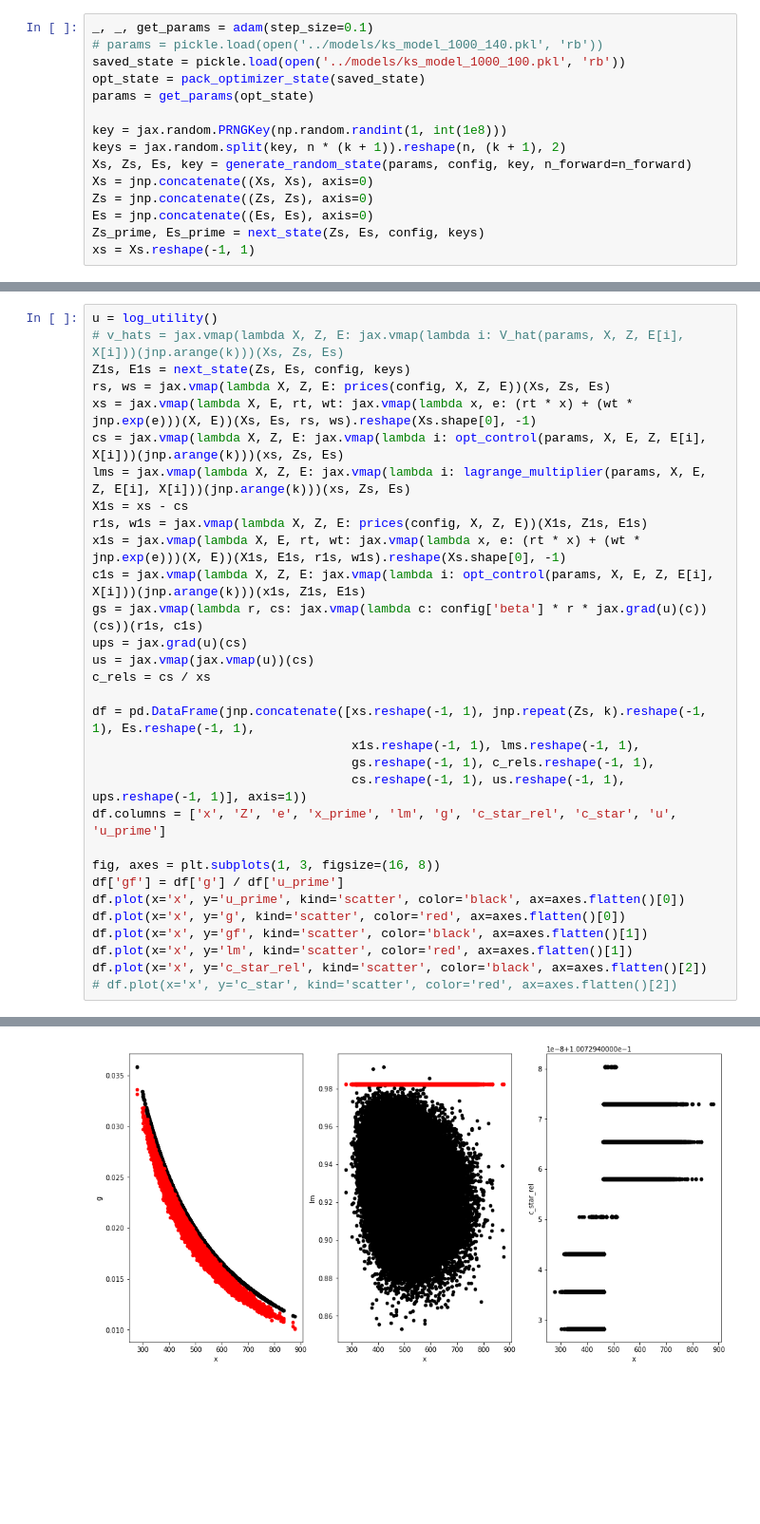
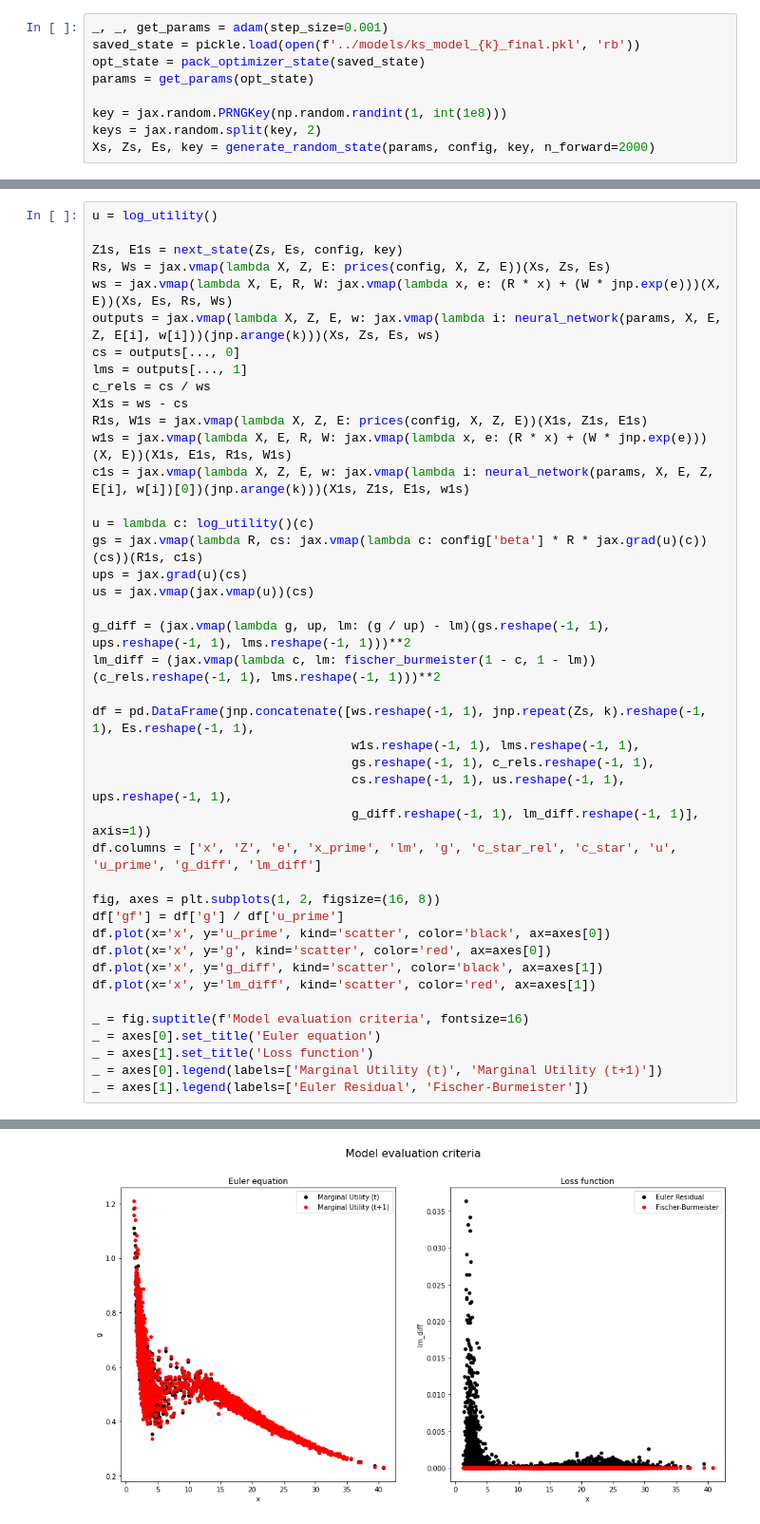
Before and after one commit to e-hall-hoffarth/hetero_simulation, a Jupyter notebook: share/notebooks/krusell_smith.ipynb, the cells around one changed output, grey strips where cells are left out. Shown at 95% size. Drawn from its saved outputs; the diff is of its cells as text; blank space fills up the shorter version.

```diff
--- a/share/notebooks/krusell_smith.ipynb
+++ b/share/notebooks/krusell_smith.ipynb
@@ -17,15 +18,9 @@ from hetero_simulation.econ_models.krusell_smith import params0, config, n, mb,
 # %%
-_, _, get_params = adam(step_size=0.1)
-# params = pickle.load(open('../models/ks_model_1000_140.pkl', 'rb'))
-saved_state = pickle.load(open('../models/ks_model_1000_100.pkl', 'rb'))
+_, _, get_params = adam(step_size=0.001)
+saved_state = pickle.load(open(f'../models/ks_model_{k}_final.pkl', 'rb'))
 opt_state = pack_optimizer_state(saved_state)
 params = get_params(opt_state)
 
 key = jax.random.PRNGKey(np.random.randint(1, int(1e8)))
-keys = jax.random.split(key, n * (k + 1)).reshape(n, (k + 1), 2)
-Xs, Zs, Es, key = generate_random_state(params, config, key, n_forward=n_forward)
-Xs = jnp.concatenate((Xs, Xs), axis=0)
-Zs = jnp.concatenate((Zs, Zs), axis=0)
-Es = jnp.concatenate((Es, Es), axis=0)
-Zs_prime, Es_prime = next_state(Zs, Es, config, keys)
-xs = Xs.reshape(-1, 1)
+keys = jax.random.split(key, 2)
+Xs, Zs, Es, key = generate_random_state(params, config, key, n_forward=2000)
@@ -32,32 +41,43 @@ xs = Xs.reshape(-1, 1)
 # %%
 u = log_utility()
-# v_hats = jax.vmap(lambda X, Z, E: jax.vmap(lambda i: V_hat(params, X, Z, E[i], X[i]))(jnp.arange(k)))(Xs, Zs, Es)
-Z1s, E1s = next_state(Zs, Es, config, keys)
-rs, ws = jax.vmap(lambda X, Z, E: prices(config, X, Z, E))(Xs, Zs, Es)
-xs = jax.vmap(lambda X, E, rt, wt: jax.vmap(lambda x, e: (rt * x) + (wt * jnp.exp(e)))(X, E))(Xs, Es, rs, ws).reshape(Xs.shape[0], -1)
-cs = jax.vmap(lambda X, Z, E: jax.vmap(lambda i: opt_control(params, X, E, Z, E[i], X[i]))(jnp.arange(k)))(xs, Zs, Es)
-lms = jax.vmap(lambda X, Z, E: jax.vmap(lambda i: lagrange_multiplier(params, X, E, Z, E[i], X[i]))(jnp.arange(k)))(xs, Zs, Es)
-X1s = xs - cs
-r1s, w1s = jax.vmap(lambda X, Z, E: prices(config, X, Z, E))(X1s, Z1s, E1s)
-x1s = jax.vmap(lambda X, E, rt, wt: jax.vmap(lambda x, e: (rt * x) + (wt * jnp.exp(e)))(X, E))(X1s, E1s, r1s, w1s).reshape(Xs.shape[0], -1)
-c1s = jax.vmap(lambda X, Z, E: jax.vmap(lambda i: opt_control(params, X, E, Z, E[i], X[i]))(jnp.arange(k)))(x1s, Z1s, E1s)
-gs = jax.vmap(lambda r, cs: jax.vmap(lambda c: config['beta'] * r * jax.grad(u)(c))(cs))(r1s, c1s)
+
+Z1s, E1s = next_state(Zs, Es, config, key)
+Rs, Ws = jax.vmap(lambda X, Z, E: prices(config, X, Z, E))(Xs, Zs, Es)
+ws = jax.vmap(lambda X, E, R, W: jax.vmap(lambda x, e: (R * x) + (W * jnp.exp(e)))(X, E))(Xs, Es, Rs, Ws)
+outputs = jax.vmap(lambda X, Z, E, w: jax.vmap(lambda i: neural_network(params, X, E, Z, E[i], w[i]))(jnp.arange(k)))(Xs, Zs, Es, ws)
+cs = outputs[..., 0]
+lms = outputs[..., 1]
+c_rels = cs / ws
+X1s = ws - cs
+R1s, W1s = jax.vmap(lambda X, Z, E: prices(config, X, Z, E))(X1s, Z1s, E1s)
+w1s = jax.vmap(lambda X, E, R, W: jax.vmap(lambda x, e: (R * x) + (W * jnp.exp(e)))(X, E))(X1s, E1s, R1s, W1s)
+c1s = jax.vmap(lambda X, Z, E, w: jax.vmap(lambda i: neural_network(params, X, E, Z, E[i], w[i])[0])(jnp.arange(k)))(X1s, Z1s, E1s, w1s)
+
+u = lambda c: log_utility()(c)
+gs = jax.vmap(lambda R, cs: jax.vmap(lambda c: config['beta'] * R * jax.grad(u)(c))(cs))(R1s, c1s)
 ups = jax.grad(u)(cs)
 us = jax.vmap(jax.vmap(u))(cs)
-c_rels = cs / xs
 
-df = pd.DataFrame(jnp.concatenate([xs.reshape(-1, 1), jnp.repeat(Zs, k).reshape(-1, 1), Es.reshape(-1, 1),
-                                   x1s.reshape(-1, 1), lms.reshape(-1, 1),
+g_diff = (jax.vmap(lambda g, up, lm: (g / up) - lm)(gs.reshape(-1, 1), ups.reshape(-1, 1), lms.reshape(-1, 1)))**2
+lm_diff = (jax.vmap(lambda c, lm: fischer_burmeister(1 - c, 1 - lm))(c_rels.reshape(-1, 1), lms.reshape(-1, 1)))**2
+
+df = pd.DataFrame(jnp.concatenate([ws.reshape(-1, 1), jnp.repeat(Zs, k).reshape(-1, 1), Es.reshape(-1, 1),
+                                   w1s.reshape(-1, 1), lms.reshape(-1, 1),
                                    gs.reshape(-1, 1), c_rels.reshape(-1, 1),
-                                   cs.reshape(-1, 1), us.reshape(-1, 1), ups.reshape(-1, 1)], axis=1))
-df.columns = ['x', 'Z', 'e', 'x_prime', 'lm', 'g', 'c_star_rel', 'c_star', 'u', 'u_prime']
+                                   cs.reshape(-1, 1), us.reshape(-1, 1), ups.reshape(-1, 1),
+                                   g_diff.reshape(-1, 1), lm_diff.reshape(-1, 1)], axis=1))
+df.columns = ['x', 'Z', 'e', 'x_prime', 'lm', 'g', 'c_star_rel', 'c_star', 'u', 'u_prime', 'g_diff', 'lm_diff']
 
-fig, axes = plt.subplots(1, 3, figsize=(16, 8))
+fig, axes = plt.subplots(1, 2, figsize=(16, 8))
 df['gf'] = df['g'] / df['u_prime']
-df.plot(x='x', y='u_prime', kind='scatter', color='black', ax=axes.flatten()[0])
-df.plot(x='x', y='g', kind='scatter', color='red', ax=axes.flatten()[0])
-df.plot(x='x', y='gf', kind='scatter', color='black', ax=axes.flatten()[1])
-df.plot(x='x', y='lm', kind='scatter', color='red', ax=axes.flatten()[1])
-df.plot(x='x', y='c_star_rel', kind='scatter', color='black', ax=axes.flatten()[2])
-# df.plot(x='x', y='c_star', kind='scatter', color='red', ax=axes.flatten()[2])
+df.plot(x='x', y='u_prime', kind='scatter', color='black', ax=axes[0])
+df.plot(x='x', y='g', kind='scatter', color='red', ax=axes[0])
+df.plot(x='x', y='g_diff', kind='scatter', color='black', ax=axes[1])
+df.plot(x='x', y='lm_diff', kind='scatter', color='red', ax=axes[1])
+
+_ = fig.suptitle(f'Model evaluation criteria', fontsize=16)
+_ = axes[0].set_title('Euler equation')
+_ = axes[1].set_title('Loss function')
+_ = axes[0].legend(labels=['Marginal Utility (t)', 'Marginal Utility (t+1)'])
+_ = axes[1].legend(labels=['Euler Residual', 'Fischer-Burmeister'])
 # %% [output]
@@ -65 +84 @@ df.plot(x='x', y='c_star_rel', kind='scatter', color='black', ax=axes.flatten()[
-[figure, old version]
+[figure, new version]
```
Also changed, not shown: parts of 16 cells of this notebook, 2 other files.
